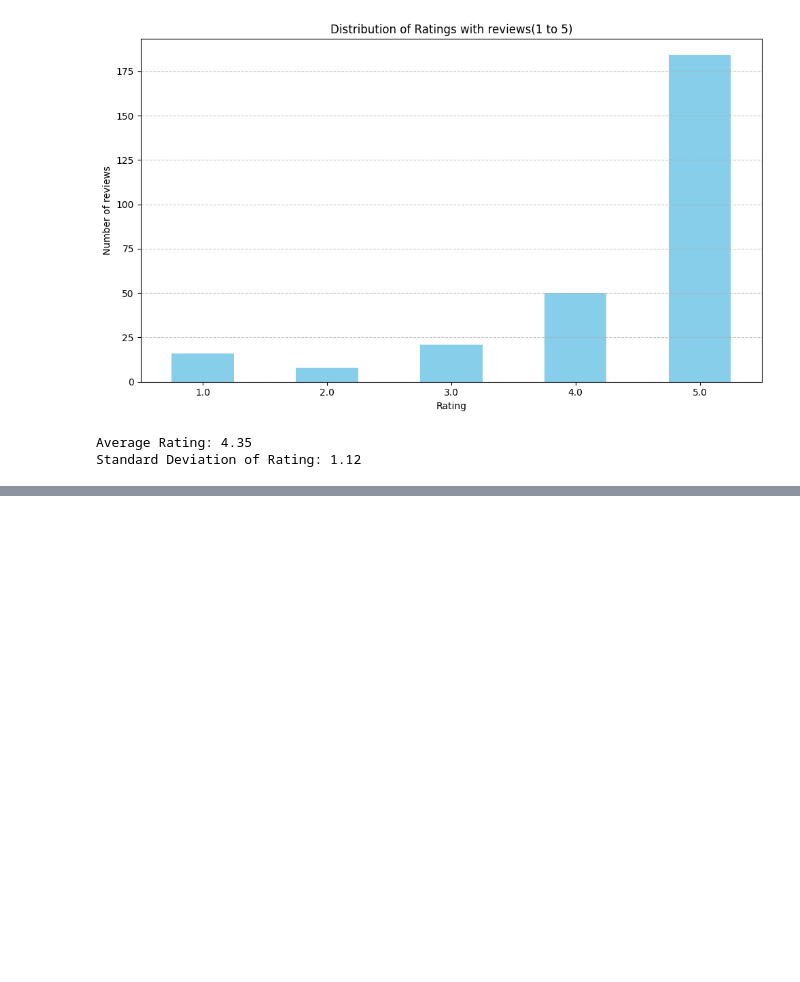
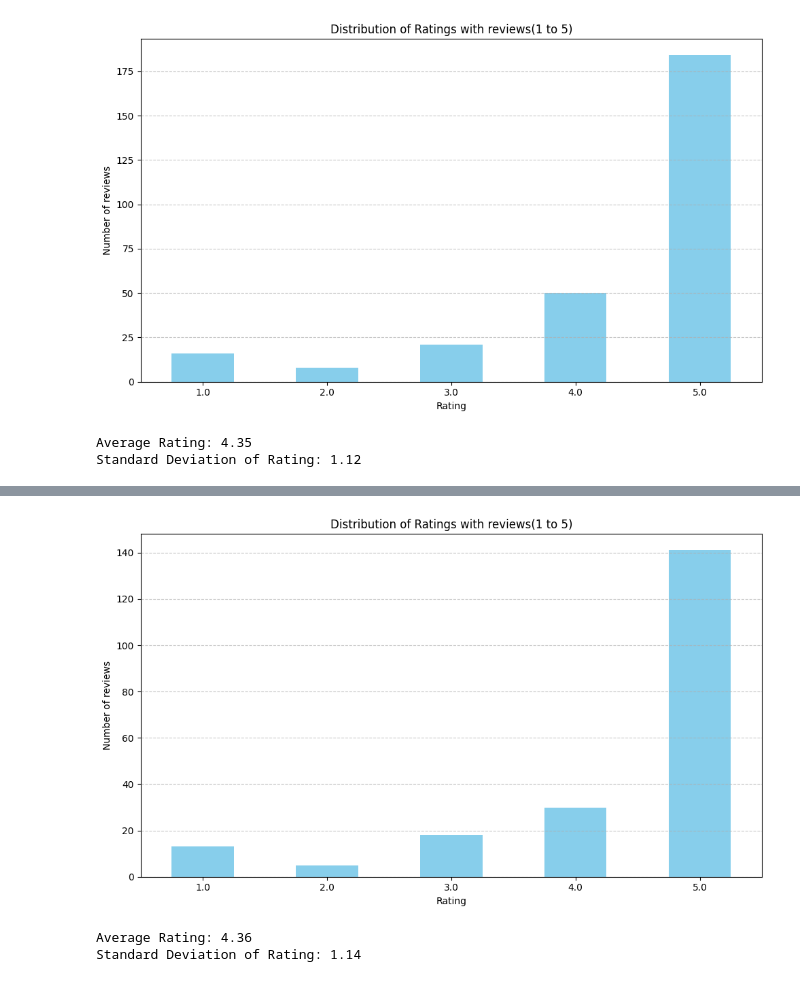
Before and after one commit to IvanVatroslav/RedditSentimentAnalysis, a Jupyter notebook: main.ipynb, the cells around one changed output, grey strips where cells are left out. Drawn from its saved outputs; the diff is of its cells as text; code cells hidden in the pictures; blank space fills up the shorter version.

```diff
--- a/main.ipynb
+++ b/main.ipynb
@@ -80,0 +144,31 @@ Standard Deviation of Rating: 1.12
+# %%
+import pandas as pd
+import matplotlib.pyplot as plt
+
+# Load the reviews and ratings from the CSV file
+df = pd.read_csv('reviews_and_ratings_cleaned.csv')
+
+# Plotting
+plt.figure(figsize=(10, 6))  # Set the figure size for better readability
+df['Rating'].value_counts().sort_index().plot(kind='bar', color='skyblue')
+plt.title('Distribution of Ratings with reviews(1 to 5)')
+plt.xlabel('Rating')
+plt.ylabel('Number of reviews')
+plt.xticks(rotation=0)  # Keep the x-axis labels horizontal for readability
+plt.grid(axis='y', linestyle='--', alpha=0.7)  # Add horizontal grid lines for better readability
+plt.tight_layout()  # Adjust the layout to make room for the x-axis labels
+
+# Display the plot
+plt.show()
+
+# Calculate the average and standard deviation of the ratings
+average_rating = df['Rating'].mean()
+std_rating = df['Rating'].std()
+
+# Print the average and standard deviation
+print(f"Average Rating: {average_rating:.2f}")
+print(f"Standard Deviation of Rating: {std_rating:.2f}")
+# %% [output]
+[figure, added]
+Average Rating: 4.36
+Standard Deviation of Rating: 1.14
```
Also changed, not shown: parts of 5 cells of this notebook, 3 other files.
